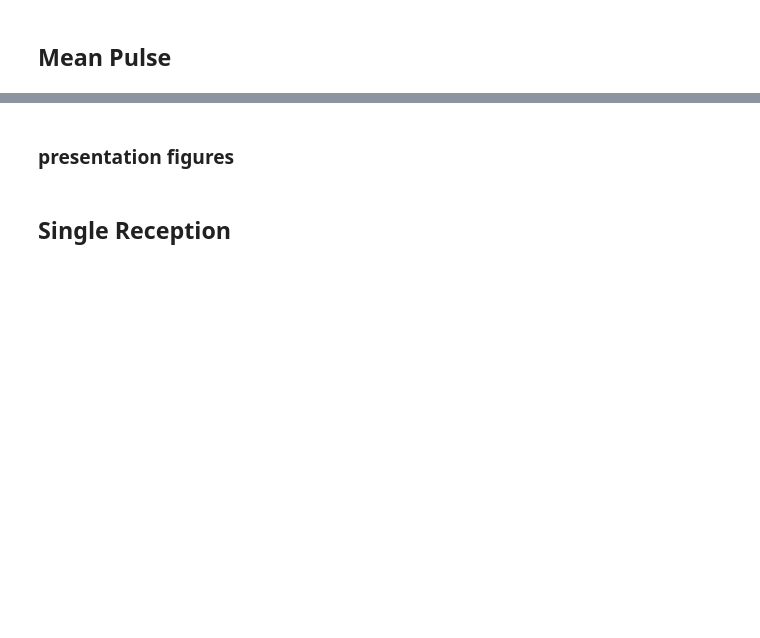
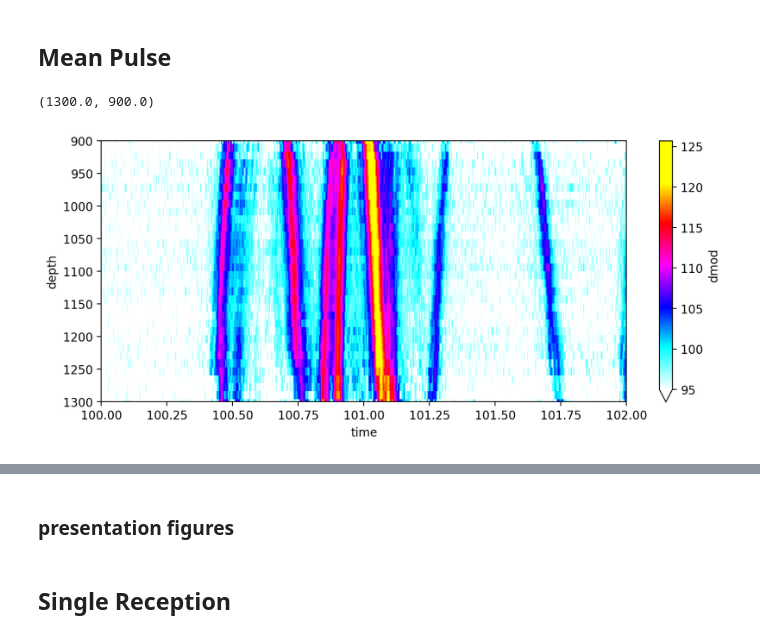
Before and after one commit to John-Ragland/n23_fluctuations_ragland, a Jupyter notebook: notebooks/publication_figures/receptions.ipynb, the cells around one changed output, grey strips where cells are left out. Saved outputs shown, nothing was run; the diff lists cells and outputs as text; code cells hidden in the pictures; blank space fills up the shorter version.

```diff
--- a/notebooks/publication_figures/receptions.ipynb
+++ b/notebooks/publication_figures/receptions.ipynb
@@ -171,6 +303,7 @@ for ds in tqdm(dss):
             .interp({"depth": np.linspace(800, 1400, 50), "time": dss[0].time.values})
             .drop_vars(["nominal_depth"])
         )
+        ** 2
     )
 
     dss_upper_interp.append(
@@ -180,6 +313,7 @@ for ds in tqdm(dss):
             .interp({"depth": np.linspace(100, 600, 50), "time": dss[0].time.values})
             .drop_vars(["nominal_depth"])
         )
+        ** 2
     )
 
 ds_interp = xr.concat(dss_interp, dim="Tx")
@@ -214,3 +345,12 @@ with open(fn, 'rb') as f:
 
 rays = ray_runs['rays']
 eigs = ray_runs['eigs']
+# %%
+fig = plt.figure(figsize=(10,4))
+
+(10*np.log10(mean_pulse_lower)).plot(cmap=cmps.timefront(), vmin=95)
+plt.xlim([100, 102])
+plt.ylim([1300, 900])
+# %% [output]
+(1300.0, 900.0)
+[figure, added]
```
Also changed, not shown: parts of 15 cells of this notebook, 2 other files.
